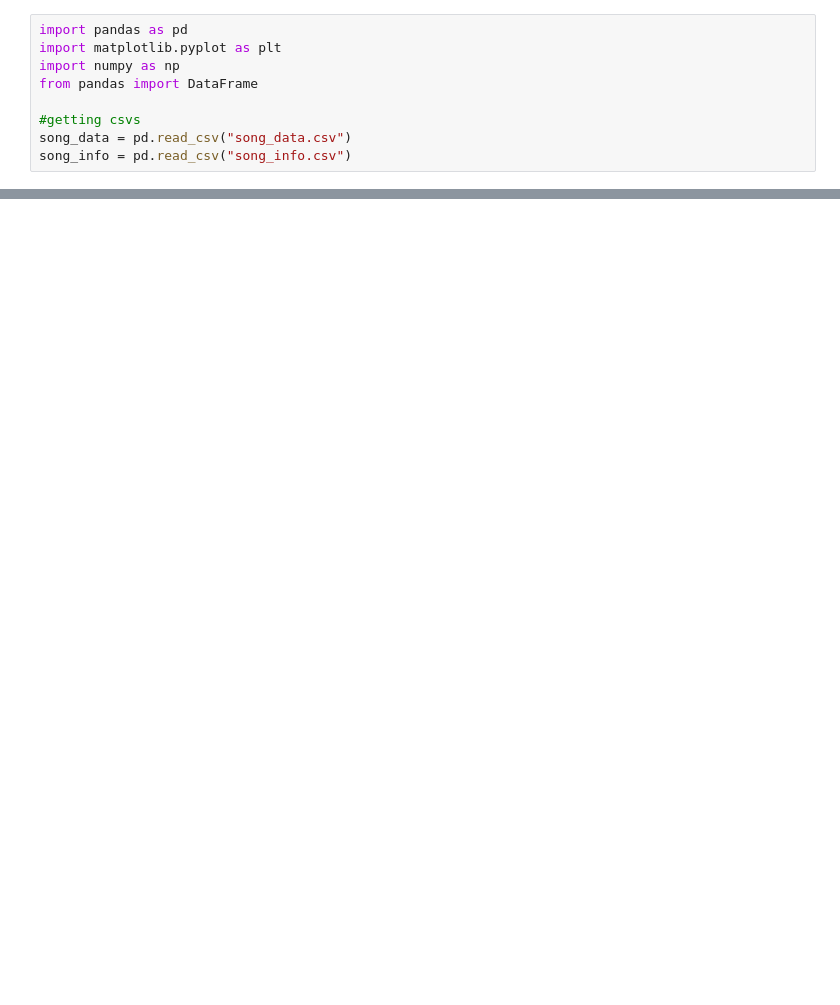
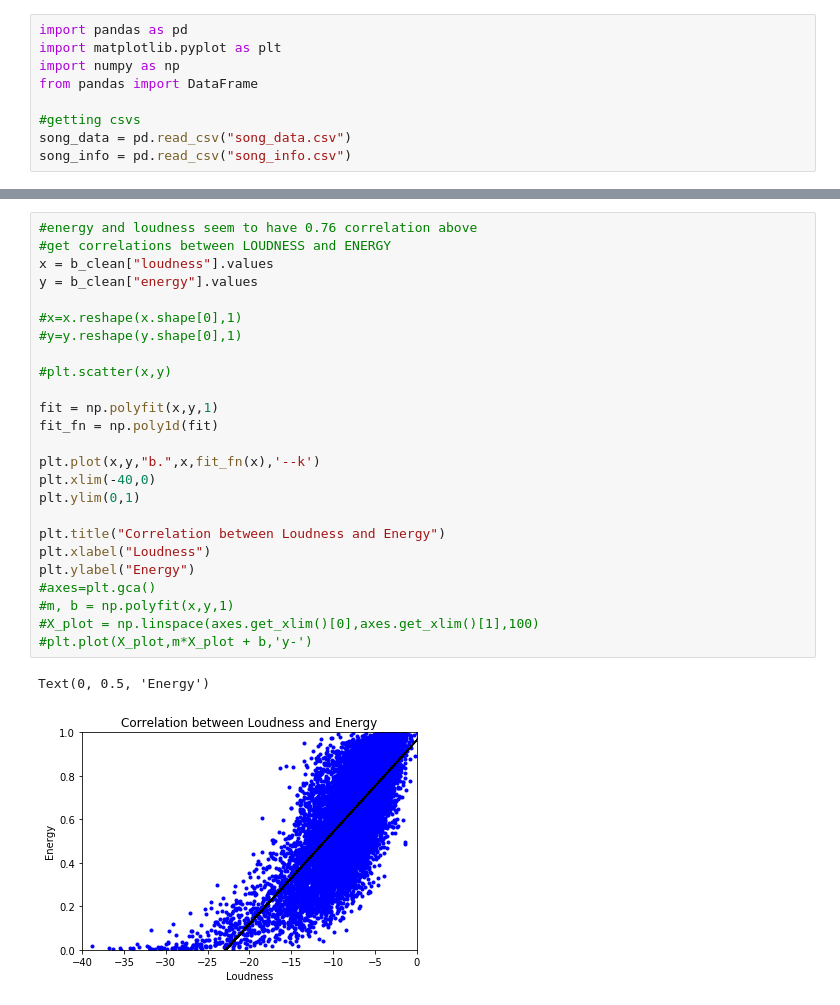
Before and after one commit to vladschepkov/project-one, a Jupyter notebook: Spotify_songs.ipynb, the cells around one changed output, grey strips where cells are left out. Drawn from its saved outputs; the diff is of its cells as text; blank space fills up the shorter version.

Commit message:
added plots and regression lines for highest correlating pairs from matrix

```diff
--- a/Spotify_songs.ipynb
+++ b/Spotify_songs.ipynb
@@ -62,3 +62,31 @@ corr.style.background_gradient(cmap='coolwarm')
 | tempo | -0.02956 | 0.0136079 | -0.144736 | -0.127313 | 0.182517 | -0.0410321 | -0.00503327 | ... |
 | time_signature | 0.0233069 | 0.00408042 | -0.15118 | 0.136211 | 0.143516 | -0.0686561 | -0.00875016 | ... |
 | audio_valence | -0.0439626 | -0.0697628 | -0.126915 | 0.350012 | 0.315023 | -0.197783 | 0.0236261 | ... |
+# %%
+#energy and loudness seem to have 0.76 correlation above
+#get correlations between LOUDNESS and ENERGY
+x = b_clean["loudness"].values
+y = b_clean["energy"].values
+
+#x=x.reshape(x.shape[0],1)
+#y=y.reshape(y.shape[0],1)
+
+#plt.scatter(x,y)
+
+fit = np.polyfit(x,y,1)
+fit_fn = np.poly1d(fit)
+
+plt.plot(x,y,"b.",x,fit_fn(x),'--k')
+plt.xlim(-40,0)
+plt.ylim(0,1)
+
+plt.title("Correlation between Loudness and Energy")
+plt.xlabel("Loudness")
+plt.ylabel("Energy")
+#axes=plt.gca()
+#m, b = np.polyfit(x,y,1)
+#X_plot = np.linspace(axes.get_xlim()[0],axes.get_xlim()[1],100)
+#plt.plot(X_plot,m*X_plot + b,'y-')
+# %% [output]
+Text(0, 0.5, 'Energy')
+[figure, added]
```
Also changed, not shown: parts of 3 cells of this notebook.
